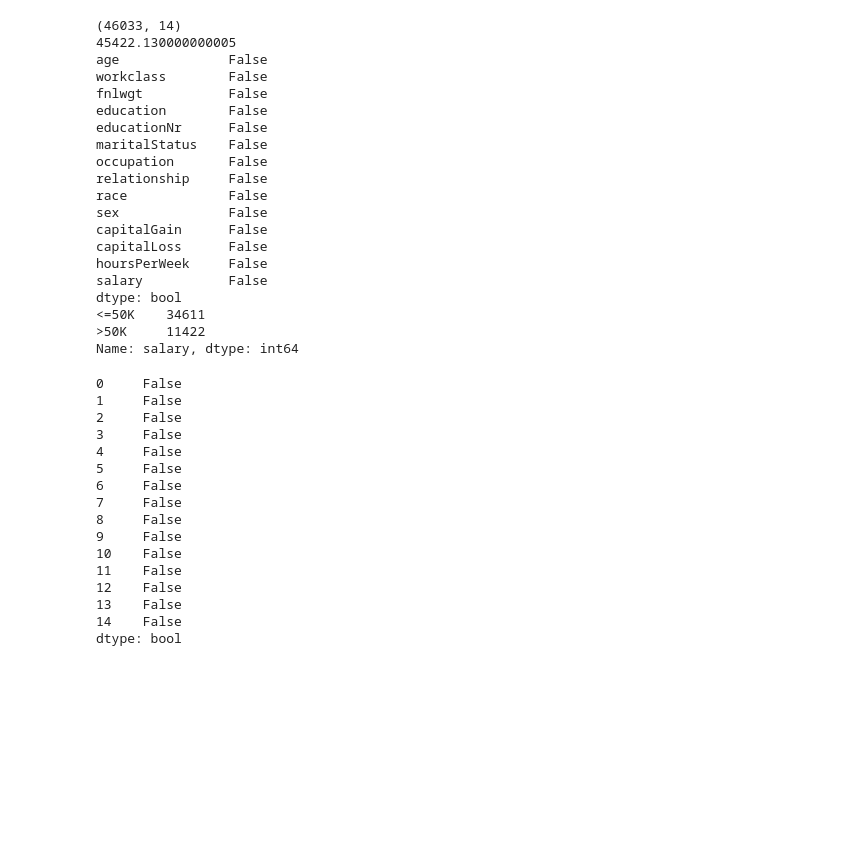
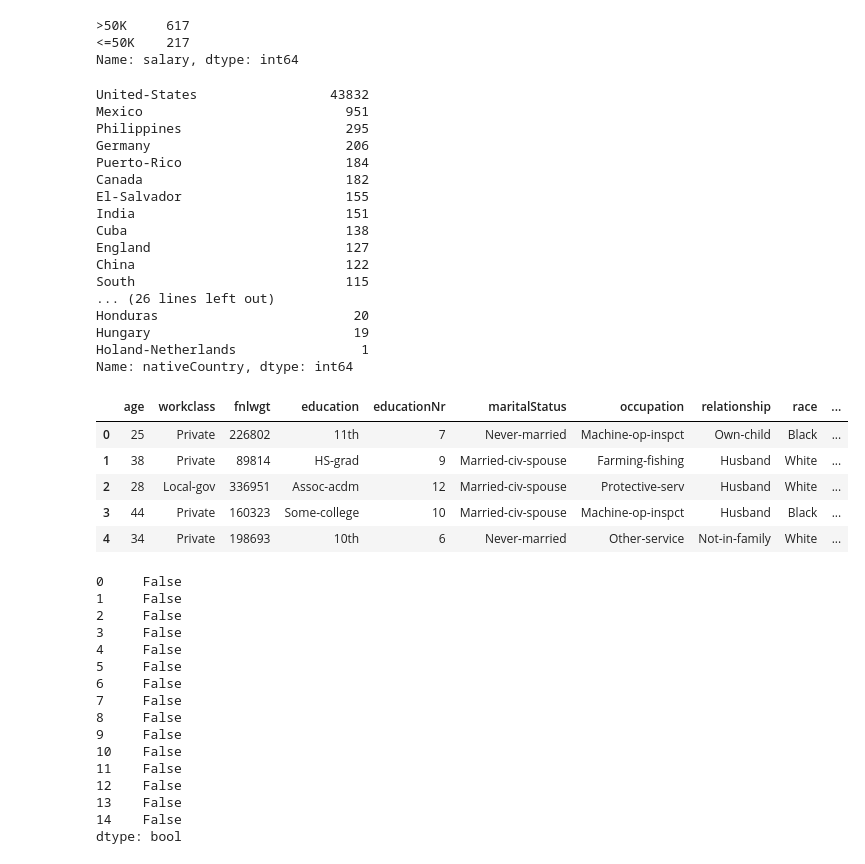
Before and after one commit to Alsaxian/salaryDiscovery, a Jupyter notebook: Explanation.ipynb, the cells around one changed output. Saved outputs shown, nothing was run; the diff lists cells and outputs as text; code cells hidden in the pictures; blank space fills up the shorter version.

```diff
--- a/Explanation.ipynb
+++ b/Explanation.ipynb
@@ -52,36 +123,48 @@ dtype: int64
+# %%
+complete.loc[complete['educationNr'] == 15, "salary"].value_counts()
+# %% [output]
+>50K     617
+<=50K    217
+Name: salary, dtype: int64
+# %%
+complete.nativeCountry.value_counts()
+# %% [output]
+United-States                 43832
+Mexico                          951
+Philippines                     295
+Germany                         206
+Puerto-Rico                     184
+Canada                          182
+El-Salvador                     155
+India                           151
+Cuba                            138
+England                         127
+China                           122
+South                           115
+... (26 lines left out)
+Honduras                         20
+Hungary                          19
+Holand-Netherlands                1
+Name: nativeCountry, dtype: int64
 # %%
 namesNoCountry = names
 namesNoCountry.pop(-2)
 
 
 nomissing =  pd.read_csv("nomissing.data", header = None, sep = " ", names = namesNoCountry)
 nomissing.head()
-nomissing.tail()
-print(nomissing.shape)
-print(48841 * .93)
-print(nomissing.isnull().any())
-print(nomissing["salary"].value_counts())
+# nomissing.tail()
+# print(nomissing.shape)
+# print(48841 * .93)
+# print(nomissing.isnull().any())
+# print(nomissing["salary"].value_counts())
 # %% [output]
-(46033, 14)
-45422.130000000005
-age              False
-workclass        False
-fnlwgt           False
-education        False
-educationNr      False
-maritalStatus    False
-occupation       False
-relationship     False
-race             False
-sex              False
-capitalGain      False
-capitalLoss      False
-hoursPerWeek     False
-salary           False
-dtype: bool
-<=50K    34611
->50K     11422
-Name: salary, dtype: int64
+|  | age | workclass | fnlwgt | education | educationNr | maritalStatus | occupation | relationship | race | ... |
+| 0 | 25 | Private | 226802 | 11th | 7 | Never-married | Machine-op-inspct | Own-child | Black | ... |
+| 1 | 38 | Private | 89814 | HS-grad | 9 | Married-civ-spouse | Farming-fishing | Husband | White | ... |
+| 2 | 28 | Local-gov | 336951 | Assoc-acdm | 12 | Married-civ-spouse | Protective-serv | Husband | White | ... |
+| 3 | 44 | Private | 160323 | Some-college | 10 | Married-civ-spouse | Machine-op-inspct | Husband | Black | ... |
+| 4 | 34 | Private | 198693 | 10th | 6 | Never-married | Other-service | Not-in-family | White | ... |
 # %%
 train =  pd.read_csv("train.data", header = None, sep = " ", na_values = ["?"], names = names)
 train.tail()
```
Also changed, not shown: parts of 29 cells of this notebook, 1 other file.
